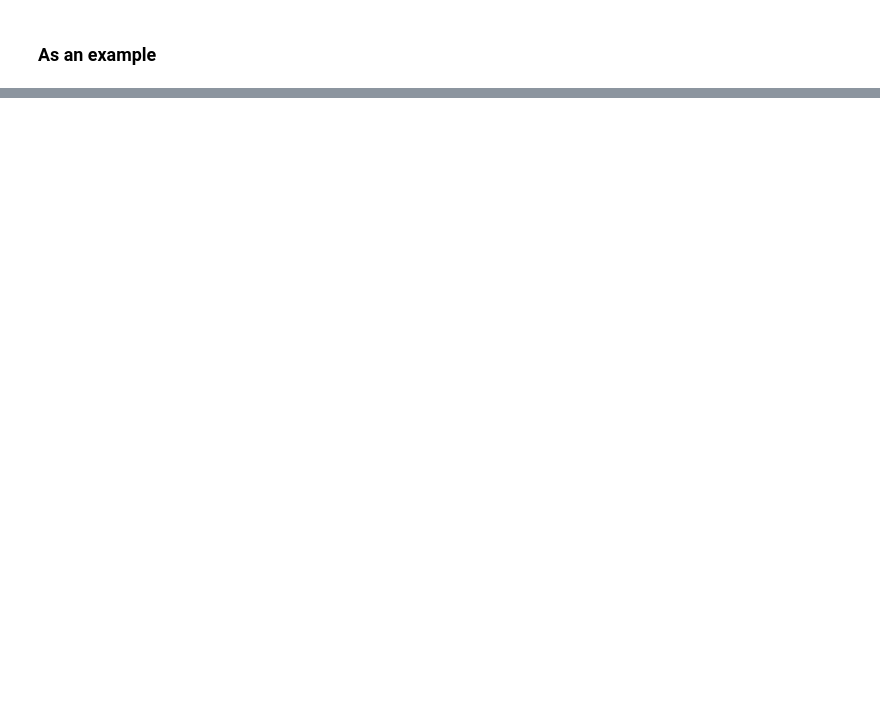
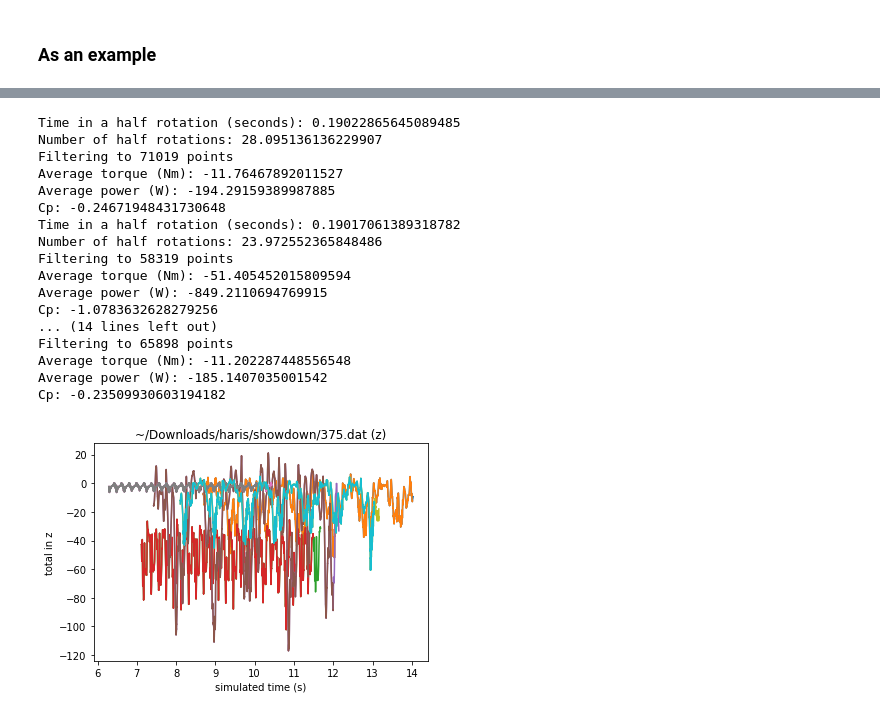
Before and after one commit to draebel/DDSL-VAWT-Optimization, a Jupyter notebook: postprocess/vawtdataviewer.ipynb, the cells around one changed output, grey strips where cells are left out. Drawn from its saved outputs; the diff is of its cells as text; code cells hidden in the pictures; blank space fills up the shorter version.

```diff
--- a/postprocess/vawtdataviewer.ipynb
+++ b/postprocess/vawtdataviewer.ipynb
@@ -241,0 +246,25 @@ Cp: -0.4519110756592273
+# %%
+omegas = [16.51482333,16.51986387,16.50615693,16.51331813,16.52704453]
+for i in range(5):
+    omega =omegas[i]
+    values = analyze('~/Downloads/haris/showdown/%s.dat' % str(i+371), omega, 'z', plot=True)
+    calc_cp(values, omega, THEORETICAL_MAX=(0.5 * 1 *  1.575 * (10**3)))
+# %% [output]
+Time in a half rotation (seconds): 0.19022865645089485
+Number of half rotations: 28.095136136229907
+Filtering to 71019 points
+Average torque (Nm): -11.76467892011527
+Average power (W): -194.29159389987885
+Cp: -0.24671948431730648
+Time in a half rotation (seconds): 0.19017061389318782
+Number of half rotations: 23.972552365848486
+Filtering to 58319 points
+Average torque (Nm): -51.405452015809594
+Average power (W): -849.2110694769915
+Cp: -1.0783632628279256
+... (14 lines left out)
+Filtering to 65898 points
+Average torque (Nm): -11.202287448556548
+Average power (W): -185.1407035001542
+Cp: -0.23509930603194182
+[figure, added]
```
Also changed, not shown: parts of 10 cells of this notebook.
